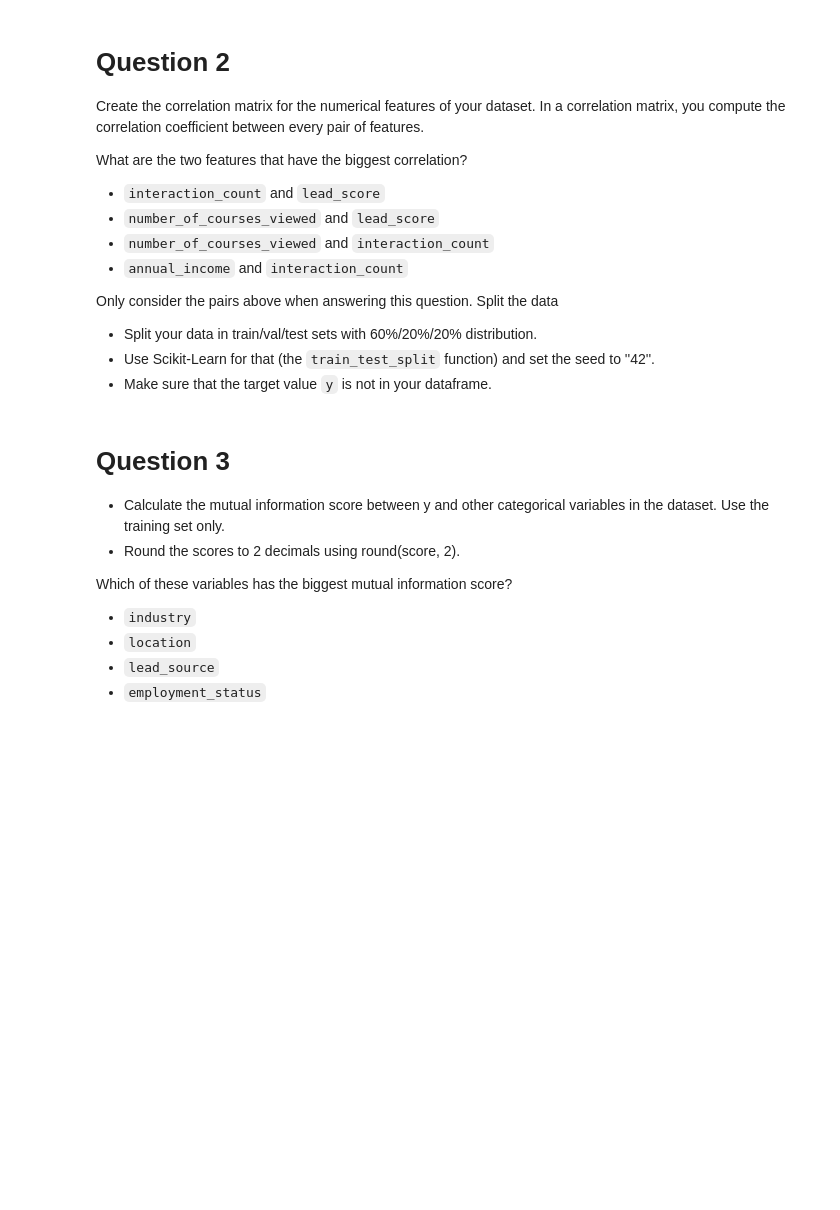
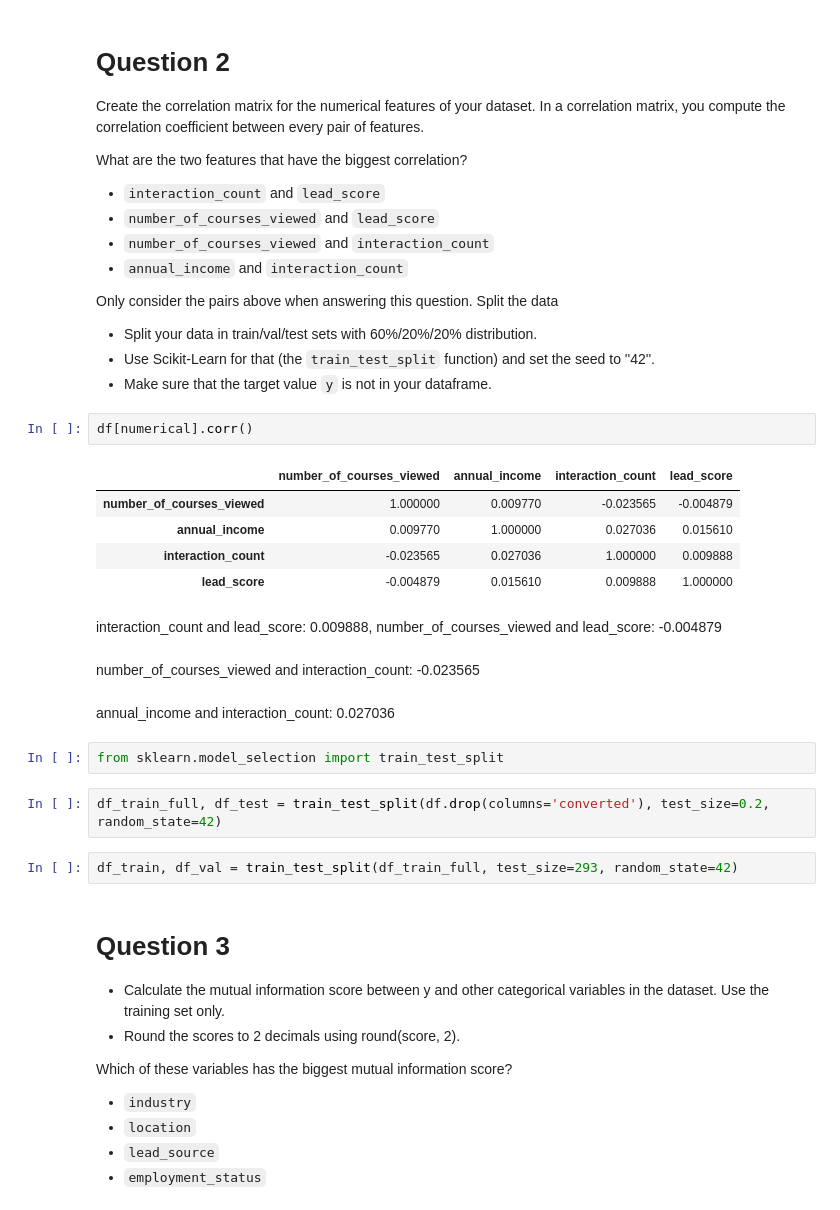
Before and after one commit to codeNHerz/ml-zoomcamp-coursework, a Jupyter notebook: 03-classification/homework_03.ipynb, the cells around one changed output. Drawn from its saved outputs; the diff is of its cells as text; blank space fills up the shorter version.

```diff
--- a/03-classification/homework_03.ipynb
+++ b/03-classification/homework_03.ipynb
@@ -145,6 +151,26 @@ Split the data
 - Split your data in train/val/test sets with 60%/20%/20% distribution.
 - Use Scikit-Learn for that (the `train_test_split` function) and set the seed to ''42''.
 - Make sure that the target value `y` is not in your dataframe.
+# %%
+df[numerical].corr()
+# %% [output]
+|  | number_of_courses_viewed | annual_income | interaction_count | lead_score |
+| number_of_courses_viewed | 1.000000 | 0.009770 | -0.023565 | -0.004879 |
+| annual_income | 0.009770 | 1.000000 | 0.027036 | 0.015610 |
+| interaction_count | -0.023565 | 0.027036 | 1.000000 | 0.009888 |
+| lead_score | -0.004879 | 0.015610 | 0.009888 | 1.000000 |
+# %% [markdown]
+interaction_count and lead_score: 0.009888, number_of_courses_viewed and lead_score: -0.004879
+# %% [markdown]
+number_of_courses_viewed and interaction_count: -0.023565
+# %% [markdown]
+annual_income and interaction_count: 0.027036
+# %%
+from sklearn.model_selection import train_test_split
+# %%
+df_train_full, df_test = train_test_split(df.drop(columns='converted'), test_size=0.2, random_state=42)
+# %%
+df_train, df_val = train_test_split(df_train_full, test_size=293, random_state=42)
 # %% [markdown]
 # Question 3
 
```
Also changed, not shown: parts of 34 cells of this notebook, 1 other file.
